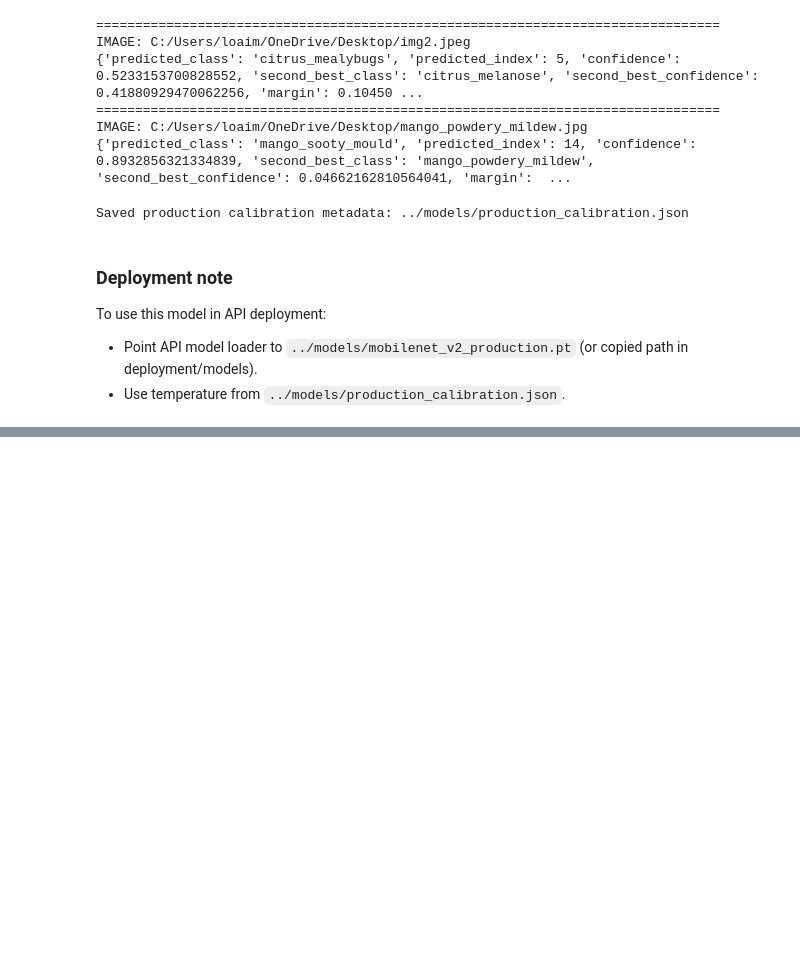
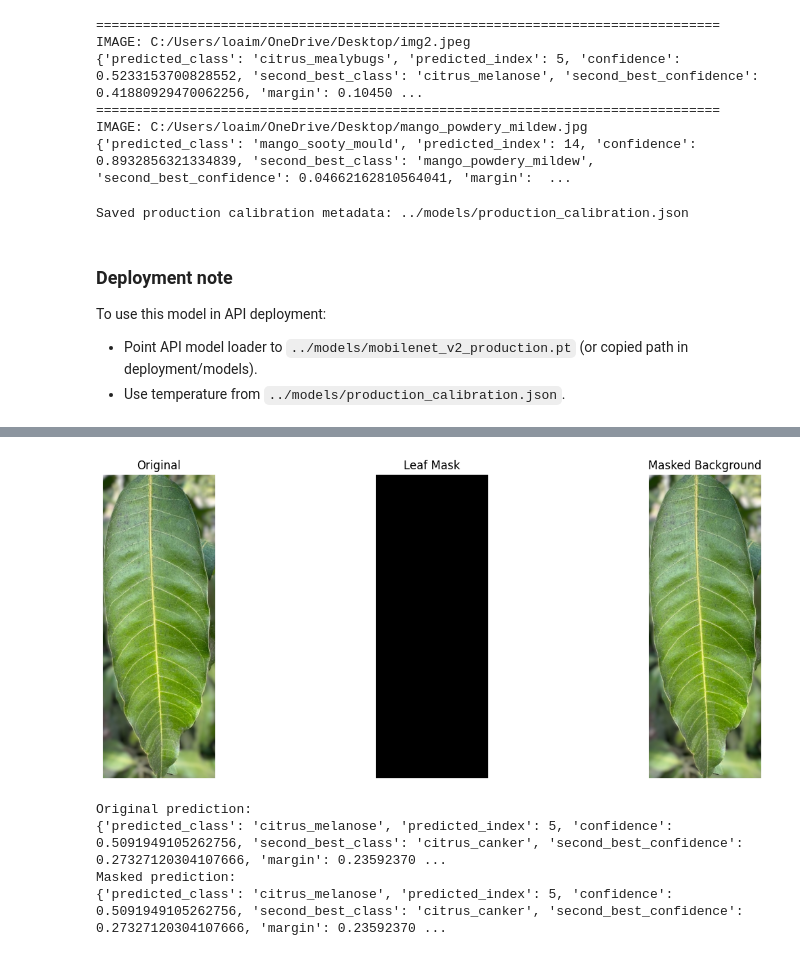
Before and after one commit to LouaiMuhammed/plant-disease-detection-using-cnns, a Jupyter notebook: notebooks/02. mobilenet_model.ipynb, the cells around one changed output, grey strips where cells are left out. Cells and saved outputs as stored; diff of their text form; code cells hidden in the pictures; blank space fills up the shorter version.

Commit message:
v2.0 (introducing segmentation)

```diff
--- a/notebooks/02. mobilenet_model.ipynb
+++ b/notebooks/02. mobilenet_model.ipynb
@@ -1804,0 +2074,11 @@ To use this model in API deployment:
+# %%
+# Example usage on your current hard images.
+# Replace SEGMENT_TEST_IMAGES with any real-world failure cases you want to inspect.
+segmentation_results = batch_compare_original_vs_masked(SEGMENT_TEST_IMAGES)
+segmentation_results
+# %% [output]
+[figure, added]
+Original prediction:
+{'predicted_class': 'citrus_melanose', 'predicted_index': 5, 'confidence': 0.5091949105262756, 'second_best_class': 'citrus_canker', 'second_best_confidence': 0.27327120304107666, 'margin': 0.23592370 ...
+Masked prediction:
+{'predicted_class': 'citrus_melanose', 'predicted_index': 5, 'confidence': 0.5091949105262756, 'second_best_class': 'citrus_canker', 'second_best_confidence': 0.27327120304107666, 'margin': 0.23592370 ...
```
Also changed, not shown: parts of 35 cells of this notebook, 40 other files.
